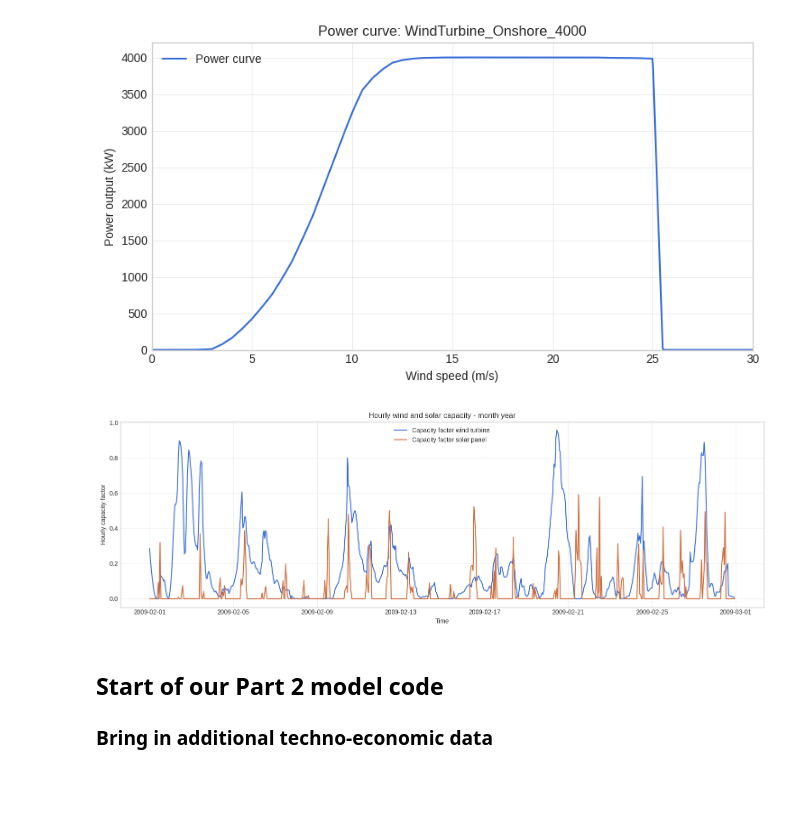
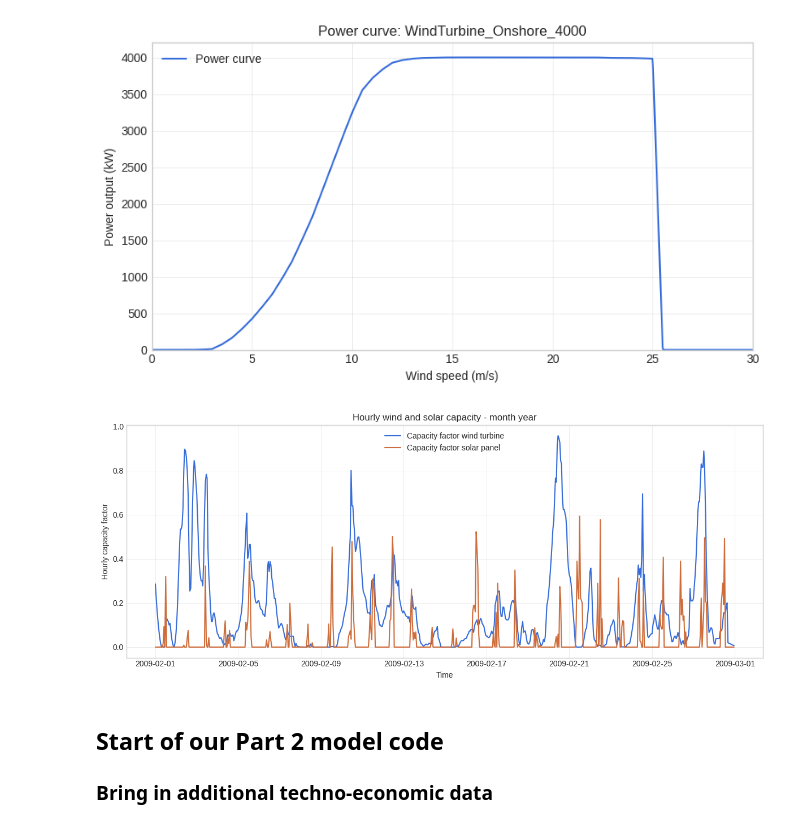
Before and after one commit to karivero/esi_final_repo, a Jupyter notebook: final_esi/ESI_Assignment/part2_combined_submission.ipynb, the cells around one changed output. Saved outputs shown, nothing was run; the diff lists cells and outputs as text; code cells hidden in the pictures; blank space fills up the shorter version.

```diff
--- a/final_esi/ESI_Assignment/part2_combined_submission.ipynb
+++ b/final_esi/ESI_Assignment/part2_combined_submission.ipynb
@@ -257,20 +257,20 @@ capacity_factor_solar = pd.Series(
 # %%
 # Plot of capacity factors
 
-plt.figure(figsize=(15, 5))
+plt.figure(figsize=(12, 5))
 
 plt.plot(capacity_factor_wind.index, capacity_factor_wind, label='Capacity factor wind turbine')
 plt.plot(capacity_factor_solar.index, capacity_factor_solar, label='Capacity factor solar panel')
 
 plt.xlabel('Time')
 plt.ylabel('Hourly capacity factor')
 plt.title('Hourly wind and solar capacity - month year')
 plt.legend()
 plt.grid(True)
 plt.tight_layout()
 plt.show()
 # %% [output]
-[figure, old version]
+[figure, new version]
 # %%
 # Obtaining techno-economic data
 
```
Also changed, not shown: parts of 41 cells of this notebook, 1 other file.
